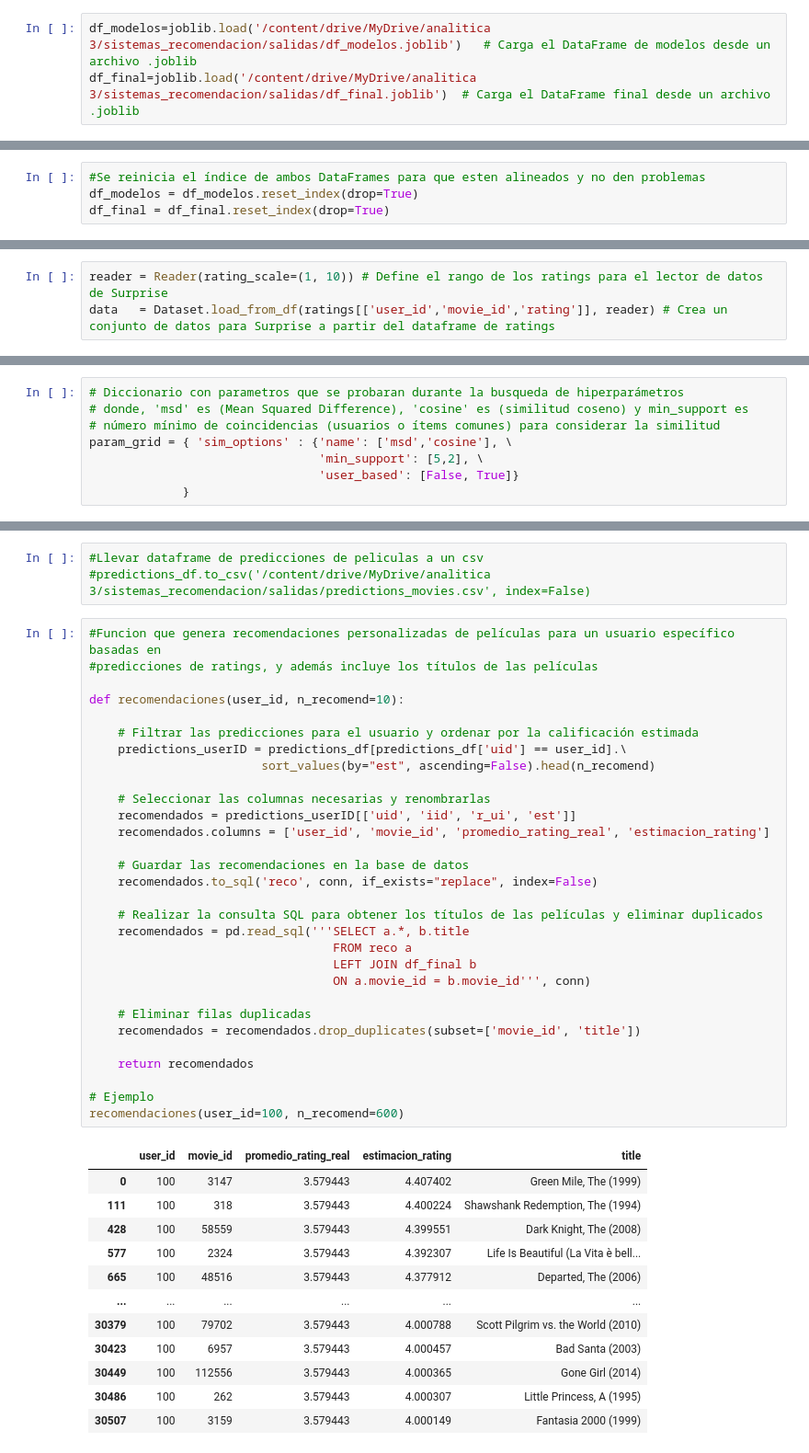
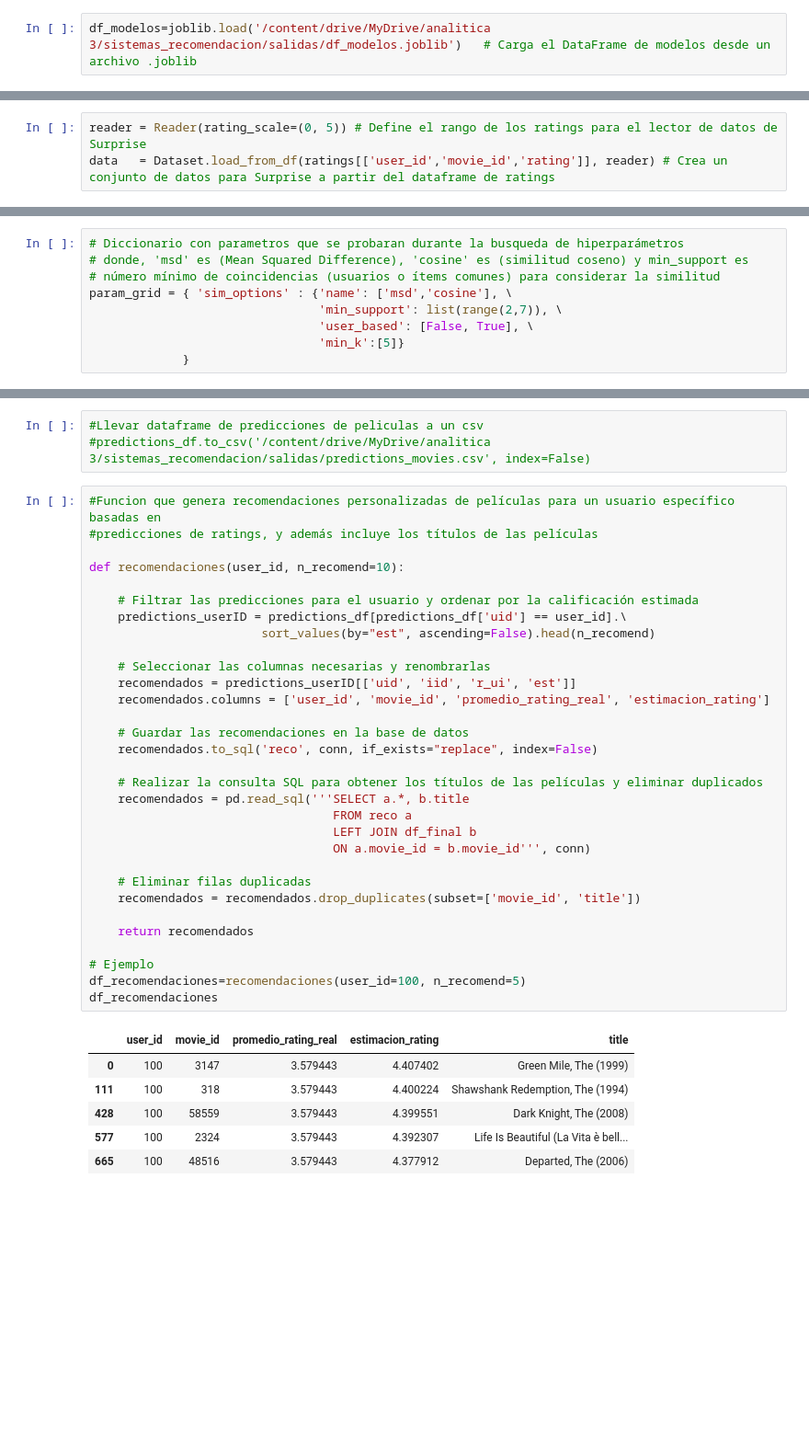
Before and after one commit to josedavidm12/sistemas_recomendacion, a Jupyter notebook: e_modelos2.ipynb, the cells around one changed output, grey strips where cells are left out. Shown at 92% size. Cells and saved outputs as stored; diff of their text form; blank space fills up the shorter version.

Commit message:
Correción modelos y uso de apis

```diff
--- a/e_modelos2.ipynb
+++ b/e_modelos2.ipynb
@@ -103,4 +111,3 @@ cur.fetchall()
 #Modelos
 # %%
 df_modelos=joblib.load('/content/drive/MyDrive/analitica 3/sistemas_recomendacion/salidas/df_modelos.joblib')   # Carga el DataFrame de modelos desde un archivo .joblib
-df_final=joblib.load('/content/drive/MyDrive/analitica 3/sistemas_recomendacion/salidas/df_final.joblib')  # Carga el DataFrame final desde un archivo .joblib
@@ -109,4 +113,0 @@ df_final=joblib.load('/content/drive/MyDrive/analitica 3/sistemas_recomendacion/
-# %%
-#Se reinicia el índice de ambos DataFrames para que esten alineados y no den problemas
-df_modelos = df_modelos.reset_index(drop=True)
-df_final = df_final.reset_index(drop=True)
@@ -241,7 +191,7 @@ ratings.head()
 | 3 | 1 | 47 | 5.0 | 2000 | 7 | 30 |
 | 4 | 1 | 50 | 5.0 | 2000 | 7 | 30 |
 # %%
-reader = Reader(rating_scale=(1, 10)) # Define el rango de los ratings para el lector de datos de Surprise
+reader = Reader(rating_scale=(0, 5)) # Define el rango de los ratings para el lector de datos de Surprise
 data   = Dataset.load_from_df(ratings[['user_id','movie_id','rating']], reader) # Crea un conjunto de datos para Surprise a partir del dataframe de ratings
 # %%
 models=[KNNBasic(),KNNWithMeans(),KNNWithZScore(),KNNBaseline()] # Lista de modelos KNN de Surprise para probar diferentes variantes
@@ -268,8 +224,9 @@ En los resultados obtenidos, el modelo KNNBaseline presenta el mejor desempeño,
 # donde, 'msd' es (Mean Squared Difference), 'cosine' es (similitud coseno) y min_support es
 # número mínimo de coincidencias (usuarios o ítems comunes) para considerar la similitud
 param_grid = { 'sim_options' : {'name': ['msd','cosine'], \
-                                'min_support': [5,2], \
-                                'user_based': [False, True]}
+                                'min_support': list(range(2,7)), \
+                                'user_based': [False, True], \
+                                'min_k':[5]}
              }
 # %%
 # Creamos un objeto GridSearchCV para realizar la búsqueda de hiperparámetros
@@ -367,37 +326,32 @@ def recomendaciones(user_id, n_recomend=10):
     # Filtrar las predicciones para el usuario y ordenar por la calificación estimada
     predictions_userID = predictions_df[predictions_df['uid'] == user_id].\
                         sort_values(by="est", ascending=False).head(n_recomend)
 
     # Seleccionar las columnas necesarias y renombrarlas
     recomendados = predictions_userID[['uid', 'iid', 'r_ui', 'est']]
     recomendados.columns = ['user_id', 'movie_id', 'promedio_rating_real', 'estimacion_rating']
 
     # Guardar las recomendaciones en la base de datos
     recomendados.to_sql('reco', conn, if_exists="replace", index=False)
 
     # Realizar la consulta SQL para obtener los títulos de las películas y eliminar duplicados
     recomendados = pd.read_sql('''SELECT a.*, b.title
                                   FROM reco a
                                   LEFT JOIN df_final b
                                   ON a.movie_id = b.movie_id''', conn)
 
     # Eliminar filas duplicadas
     recomendados = recomendados.drop_duplicates(subset=['movie_id', 'title'])
 
     return recomendados
 
 # Ejemplo
-recomendaciones(user_id=100, n_recomend=600)
+df_recomendaciones=recomendaciones(user_id=100, n_recomend=5)
+df_recomendaciones
 # %% [output]
 |  | user_id | movie_id | promedio_rating_real | estimacion_rating | title |
 | 0 | 100 | 3147 | 3.579443 | 4.407402 | Green Mile, The (1999) |
 | 111 | 100 | 318 | 3.579443 | 4.400224 | Shawshank Redemption, The (1994) |
 | 428 | 100 | 58559 | 3.579443 | 4.399551 | Dark Knight, The (2008) |
 | 577 | 100 | 2324 | 3.579443 | 4.392307 | Life Is Beautiful (La Vita è bell... |
 | 665 | 100 | 48516 | 3.579443 | 4.377912 | Departed, The (2006) |
-| ... | ... | ... | ... | ... | ... |
-| 30379 | 100 | 79702 | 3.579443 | 4.000788 | Scott Pilgrim vs. the World (2010) |
-| 30423 | 100 | 6957 | 3.579443 | 4.000457 | Bad Santa (2003) |
-| 30449 | 100 | 112556 | 3.579443 | 4.000365 | Gone Girl (2014) |
-| 30486 | 100 | 262 | 3.579443 | 4.000307 | Little Princess, A (1995) |
-| 30507 | 100 | 3159 | 3.579443 | 4.000149 | Fantasia 2000 (1999) |
```
Also changed, not shown: parts of 25 cells of this notebook, 8 other files.
